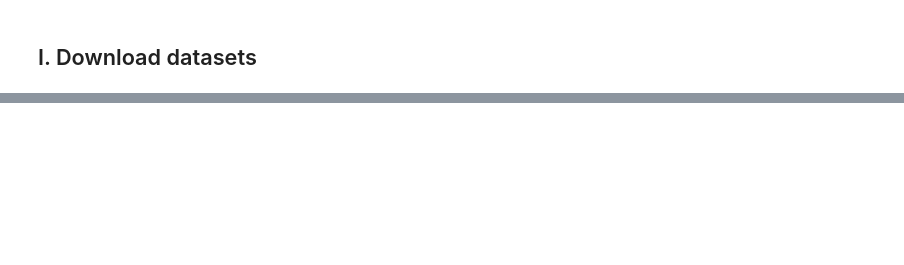
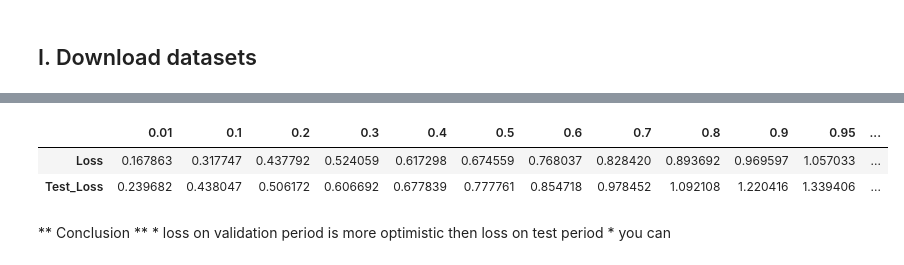
Before and after one commit to ml-mipt/ml-mipt-part2, a Jupyter notebook: 2017/seminars/4_ts_retailTS/Training ESM models on real Data set.ipynb, the cells around one changed output, grey strips where cells are left out. Saved outputs shown, nothing was run; the diff lists cells and outputs as text; code cells hidden in the pictures; blank space fills up the shorter version.

```diff
--- a/2017/seminars/4_ts_retailTS/Training ESM models on real Data set.ipynb
+++ b/2017/seminars/4_ts_retailTS/Training ESM models on real Data set.ipynb
@@ -589,0 +167,11 @@ The barchart for used data (Body) has higher probability of high accuracies more
+# %%
+# quantiles of values
+best_alg.quantile([.01, .1, .2, .3, .4, .5, .6, .7, .8, .9, .95, .99, 1]).transpose()
+# %% [output]
+|  | 0.01 | 0.1 | 0.2 | 0.3 | 0.4 | 0.5 | 0.6 | 0.7 | 0.8 | 0.9 | 0.95 | ... |
+| Loss | 0.167863 | 0.317747 | 0.437792 | 0.524059 | 0.617298 | 0.674559 | 0.768037 | 0.828420 | 0.893692 | 0.969597 | 1.057033 | ... |
+| Test_Loss | 0.239682 | 0.438047 | 0.506172 | 0.606692 | 0.677839 | 0.777761 | 0.854718 | 0.978452 | 1.092108 | 1.220416 | 1.339406 | ... |
+# %% [markdown]
+** Conclusion **
+    * loss on validation period is more optimistic then loss on test period
+    * you can
```
Also changed, not shown: parts of 62 cells of this notebook, 4 other files.
